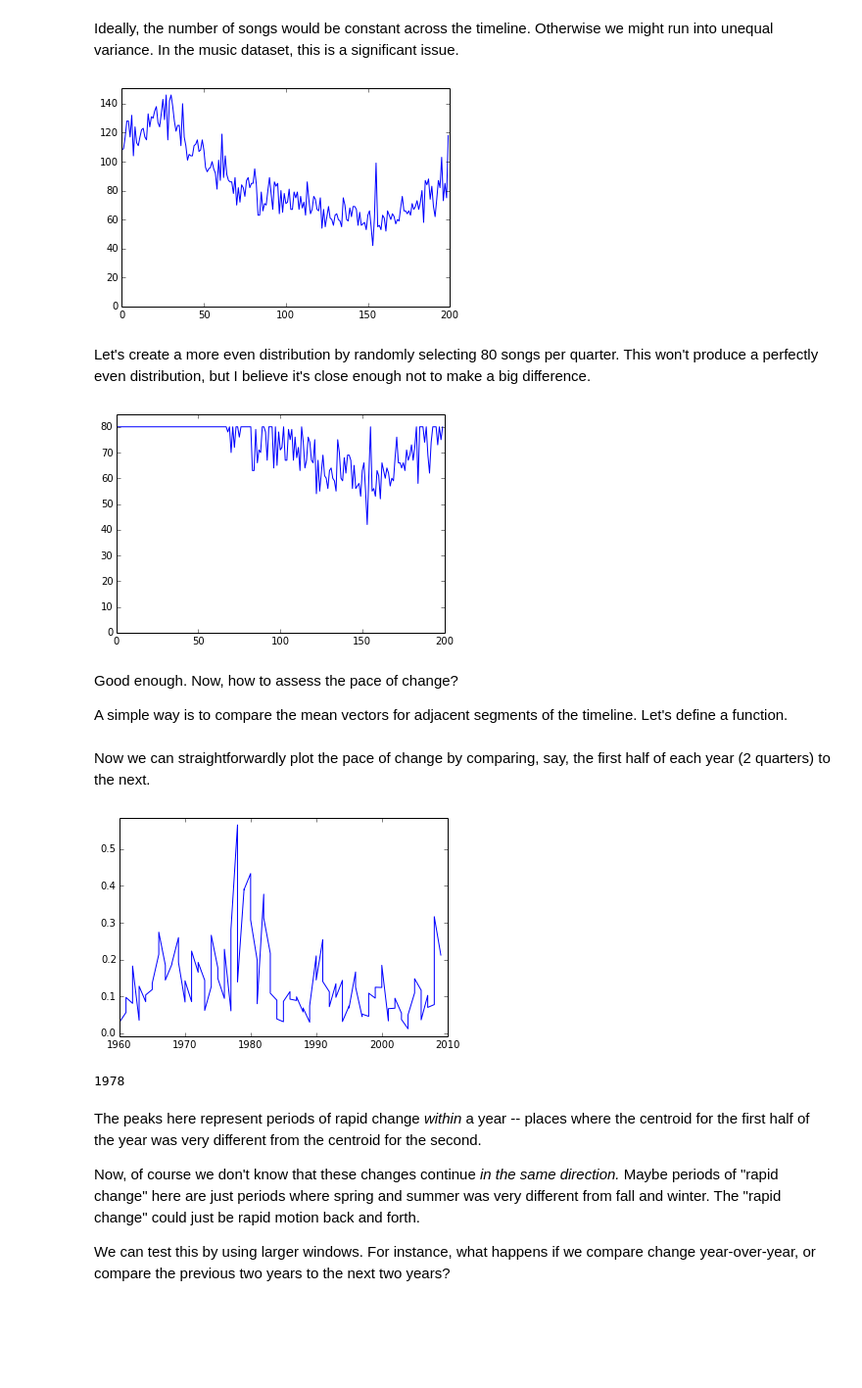
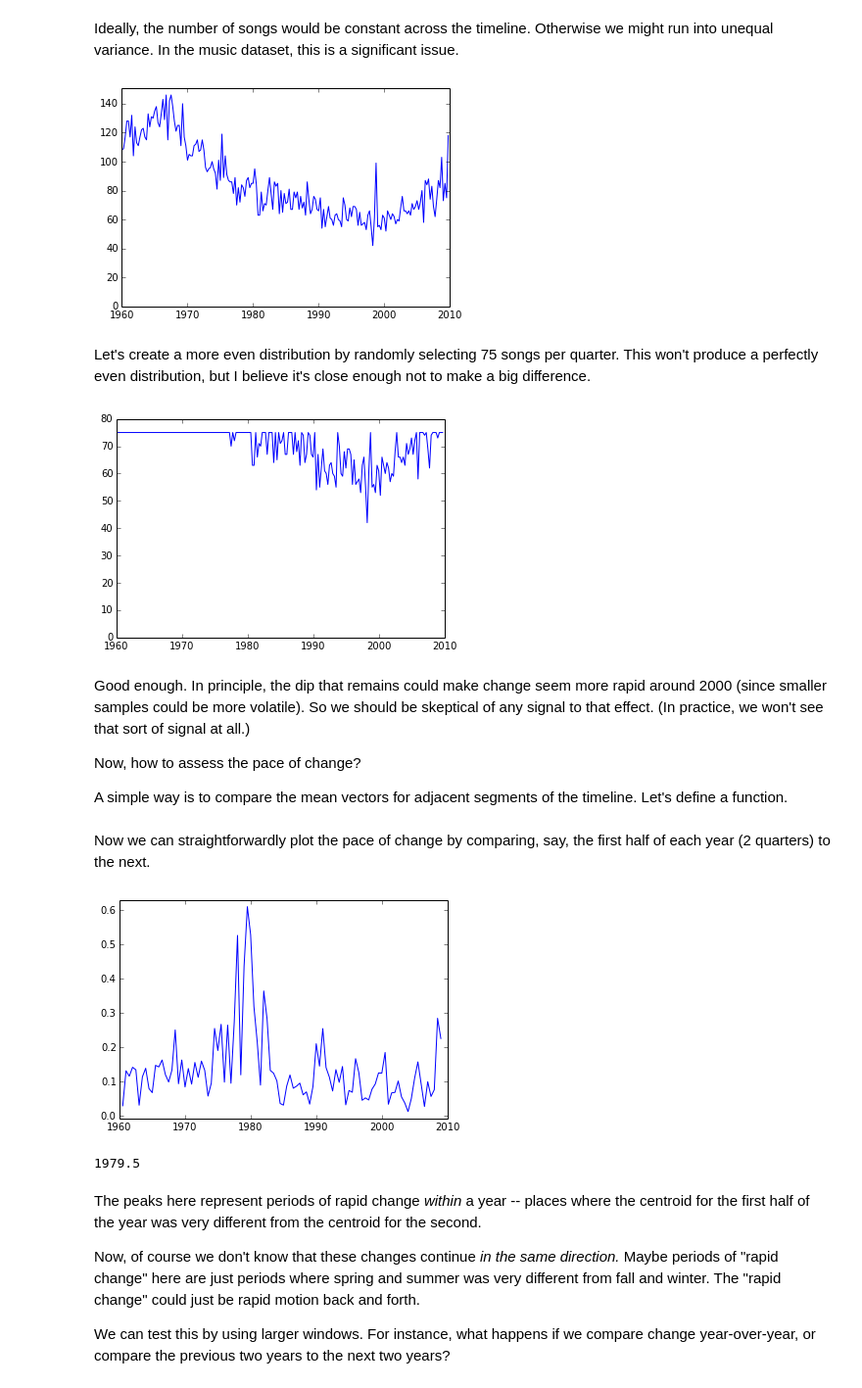
Before and after one commit to tedunderwood/changepoint, a Jupyter notebook: changepoint.ipynb, the cells around one changed output. Shown at 98% size. Drawn from its saved outputs; the diff is of its cells as text; code cells hidden in the pictures; blank space fills up the shorter version.

```diff
--- a/changepoint.ipynb
+++ b/changepoint.ipynb
@@ -59,31 +59,34 @@ def display_count(songsbyquarter):
 
     ax = plt.axes()
     ax.set_ylim(0, max(sequential_numbers) + 5)
-    plt.plot(sequential_numbers)
+    xvals = [1960 + x/4 for x in range(200)]
+    plt.plot(xvals, sequential_numbers)
     plt.show()
 
 display_count(songsbyquarter)
 # %% [output]
-[figure, old version]
+[figure, new version]
 # %% [markdown]
-Let's create a more even distribution by randomly selecting 80 songs per quarter. This won't produce a perfectly even distribution, but I believe it's close enough not to make a big difference.
+Let's create a more even distribution by randomly selecting 75 songs per quarter. This won't produce a perfectly even distribution, but I believe it's close enough not to make a big difference.
 # %%
 songsample = dict()
 
 for i in range(200):
 
-    if len(songsbyquarter[i]) < 80:
+    if len(songsbyquarter[i]) < 75:
         n = len(songsbyquarter[i])
     else:
-        n = 80
+        n = 75
 
     songsample[i] = random.sample(songsbyquarter[i], n)
 
 display_count(songsample)
 # %% [output]
-[figure, old version]
+[figure, new version]
 # %% [markdown]
-Good enough. Now, how to assess the pace of change?
+Good enough. In principle, the dip that remains could make change seem more rapid around 2000 (since smaller samples could be more volatile). So we should be skeptical of any signal to that effect. (In practice, we won't see that sort of signal at all.)
+
+Now, how to assess the pace of change?
 
 A simple way is to compare the mean vectors for adjacent segments of the timeline.
 Let's define a function.
@@ -126,7 +129,7 @@ def get_distance(interval, centroids):
     for i in range(interval, 200 - interval, interval):
         thisdist = segment_cosine(i, interval, centroids)
         distances.append(thisdist)
-        years.append(1960 + i // 4)
+        years.append(1960 + i / 4)
 
     return years, distances
 
@@ -140,8 +143,8 @@ def plot_timeseries(twotuple):
 
 plot_timeseries(get_distance(2, songsample))
 # %% [output]
-[figure, old version]
+[figure, new version]
-1978
+1979.5
 # %% [markdown]
 The peaks here represent periods of rapid change *within* a year -- places where the centroid for the first half of the year was very different from the centroid for the second.
 
```
Also changed, not shown: parts of 19 cells of this notebook.
